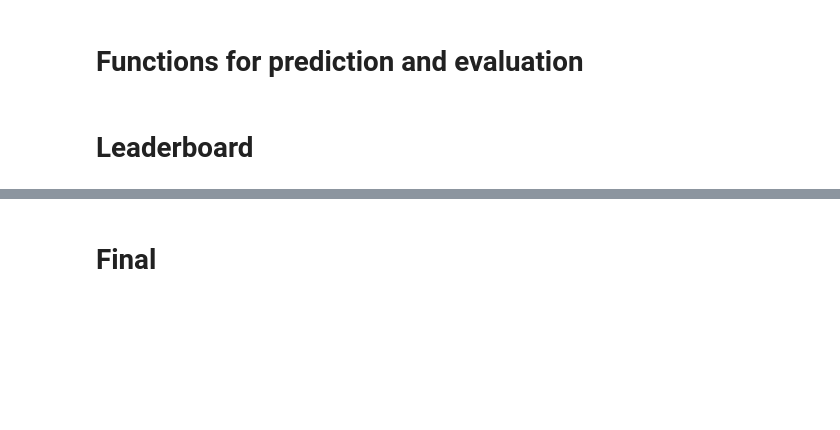
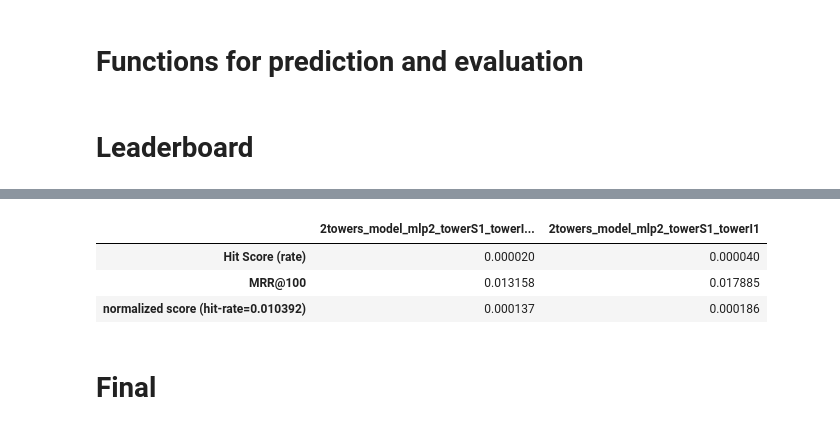
Before and after one commit to stavco9/rs-final-project, a Jupyter notebook: recsys2022/Models_for_ensemble/7b_TwoTowers_test.ipynb, the cells around one changed output, grey strips where cells are left out. Drawn from its saved outputs; the diff is of its cells as text; code cells hidden in the pictures; blank space fills up the shorter version.

Commit message:
Added results for report

```diff
--- a/recsys2022/Models_for_ensemble/7b_TwoTowers_test.ipynb
+++ b/recsys2022/Models_for_ensemble/7b_TwoTowers_test.ipynb
@@ -474,8 +493,13 @@ dataset_name = 'leaderboard'
 
 bought = pd.read_csv(f"./dataset/original_data/test_{dataset_name}_purchases.csv")
 submission_set = prepare_data(dataset_name)
-submission_df = process_data(submission_set)
-print(submission_df.shape)
-print(submission_df.head())
+
+submission_df = {}
+
+for model_name in selected_models:
+    print(f"Processing {model_name}")
+    submission_df[model_name] = process_data(submission_set, models_for_training[model_name])
+    print(submission_df[model_name].shape)
+    print(submission_df[model_name].head())
 # %% [output]
 Padding timedelta
@@ -507,0 +522,9 @@ normalized score (hit-rate=2.4509803921568626e-05): 1.2474076895636452e-05
+# %%
+datasets = {}
+
+for model_name in selected_models:
+  print(f"Merging {model_name} predicts with actual")
+
+  datasets[model_name] = merge_results(submission_df[model_name], bought)
+  print(datasets[model_name].shape)
+  print(datasets[model_name].head())
@@ -507,0 +548,7 @@ normalized score (hit-rate=2.4509803921568626e-05): 1.2474076895636452e-05
+# %%
+metrics = {}
+
+for model_name in selected_models:
+  print(f"Evaluating {model_name}")
+
+  metrics[model_name] = evaluate(datasets[model_name])
@@ -508,3 +564,13 @@ normalized score (hit-rate=2.4509803921568626e-05): 1.2474076895636452e-05
+# %%
+list_for_df = np.array([list(vals.values()) for vals in list(metrics.values())], dtype="O")
+compression_table = pd.DataFrame.from_records(list_for_df.T, index=list(metrics.values())[0].keys(), columns=metrics.keys())
+# %%
+compression_table
+# %% [output]
+|  | 2towers_model_mlp2_towerS1_towerI... | 2towers_model_mlp2_towerS1_towerI1 |
+| Hit Score (rate) | 0.000020 | 0.000040 |
+| MRR@100 | 0.013158 | 0.017885 |
+| normalized score (hit-rate=0.010392) | 0.000137 | 0.000186 |
 # %% [markdown]
 # Final
 # %%
```
Also changed, not shown: parts of 18 cells of this notebook.
